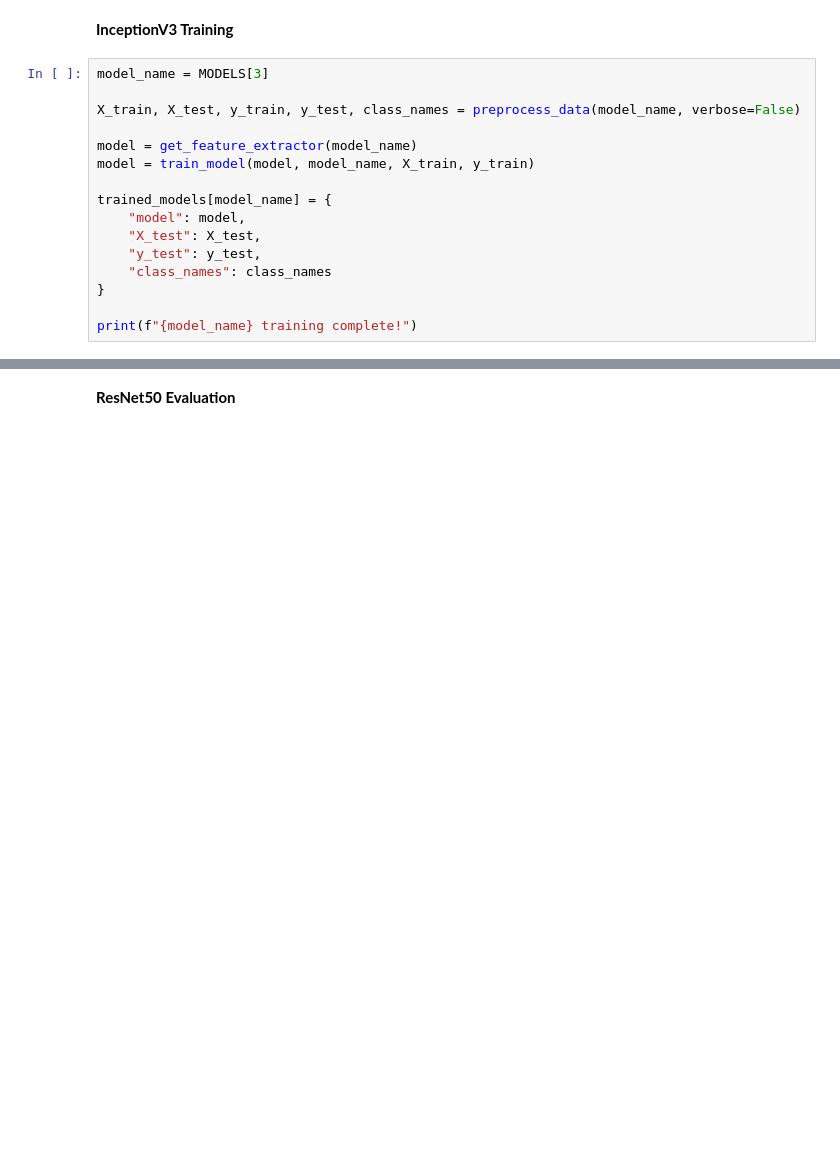
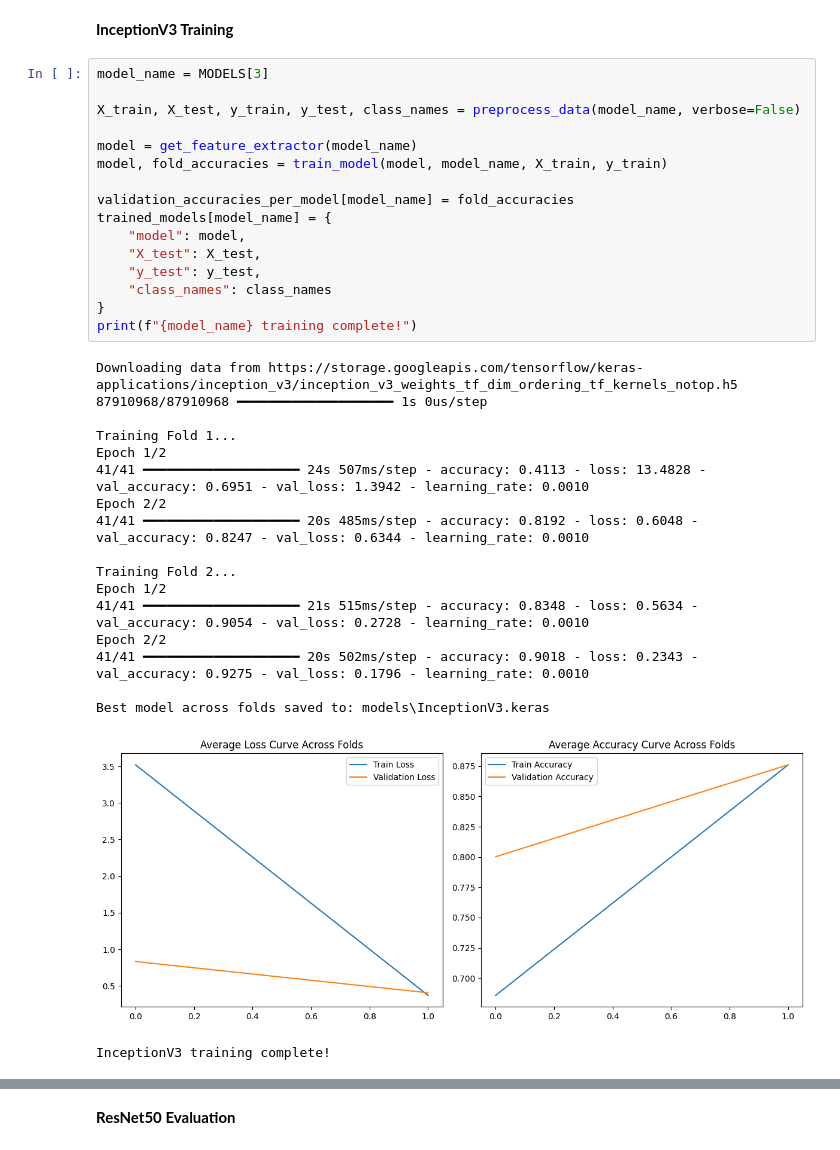
Before and after one commit to CrooBrys/NeuroScanAI, a Jupyter notebook: training/brain_tumor_classification.ipynb, the cells around one changed output, grey strips where cells are left out. Cells and saved outputs as stored; diff of their text form; blank space fills up the shorter version.

```diff
--- a/training/brain_tumor_classification.ipynb
+++ b/training/brain_tumor_classification.ipynb
@@ -117,16 +163,35 @@ print(f"{model_name} training complete!")
 # %%
 model_name = MODELS[3]
 
 X_train, X_test, y_train, y_test, class_names = preprocess_data(model_name, verbose=False)
 
 model = get_feature_extractor(model_name)
-model = train_model(model, model_name, X_train, y_train)
+model, fold_accuracies = train_model(model, model_name, X_train, y_train)
 
+validation_accuracies_per_model[model_name] = fold_accuracies
 trained_models[model_name] = {
     "model": model,
     "X_test": X_test,
     "y_test": y_test,
     "class_names": class_names
 }
-
 print(f"{model_name} training complete!")
+# %% [output]
+Downloading data from https://storage.googleapis.com/tensorflow/keras-applications/inception_v3/inception_v3_weights_tf_dim_ordering_tf_kernels_notop.h5
+87910968/87910968 ━━━━━━━━━━━━━━━━━━━━ 1s 0us/step
+
+Training Fold 1...
+Epoch 1/2
+41/41 ━━━━━━━━━━━━━━━━━━━━ 24s 507ms/step - accuracy: 0.4113 - loss: 13.4828 - val_accuracy: 0.6951 - val_loss: 1.3942 - learning_rate: 0.0010
+Epoch 2/2
+41/41 ━━━━━━━━━━━━━━━━━━━━ 20s 485ms/step - accuracy: 0.8192 - loss: 0.6048 - val_accuracy: 0.8247 - val_loss: 0.6344 - learning_rate: 0.0010
+
+Training Fold 2...
+Epoch 1/2
+41/41 ━━━━━━━━━━━━━━━━━━━━ 21s 515ms/step - accuracy: 0.8348 - loss: 0.5634 - val_accuracy: 0.9054 - val_loss: 0.2728 - learning_rate: 0.0010
+Epoch 2/2
+41/41 ━━━━━━━━━━━━━━━━━━━━ 20s 502ms/step - accuracy: 0.9018 - loss: 0.2343 - val_accuracy: 0.9275 - val_loss: 0.1796 - learning_rate: 0.0010
+
+Best model across folds saved to: models\InceptionV3.keras
+[figure, added]
+InceptionV3 training complete!
```
Also changed, not shown: parts of 7 cells of this notebook, 1 other file.
